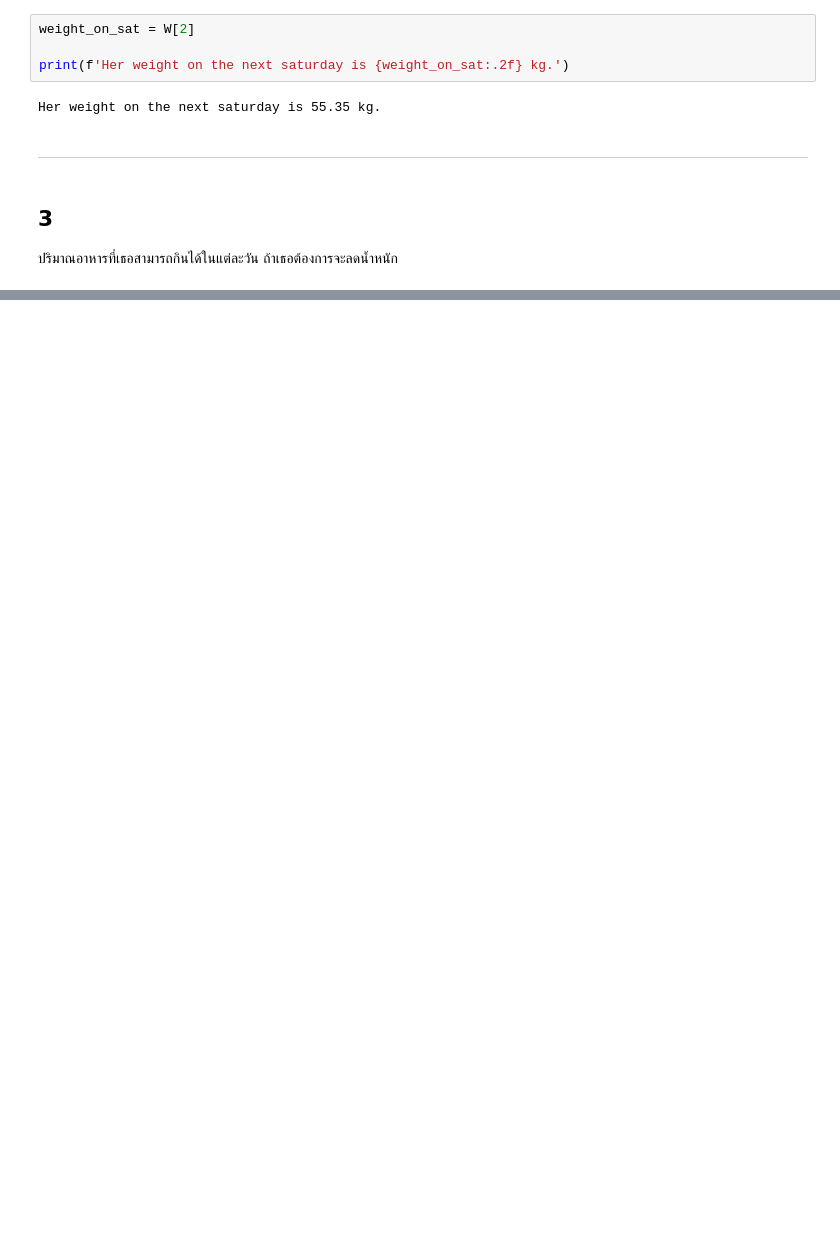
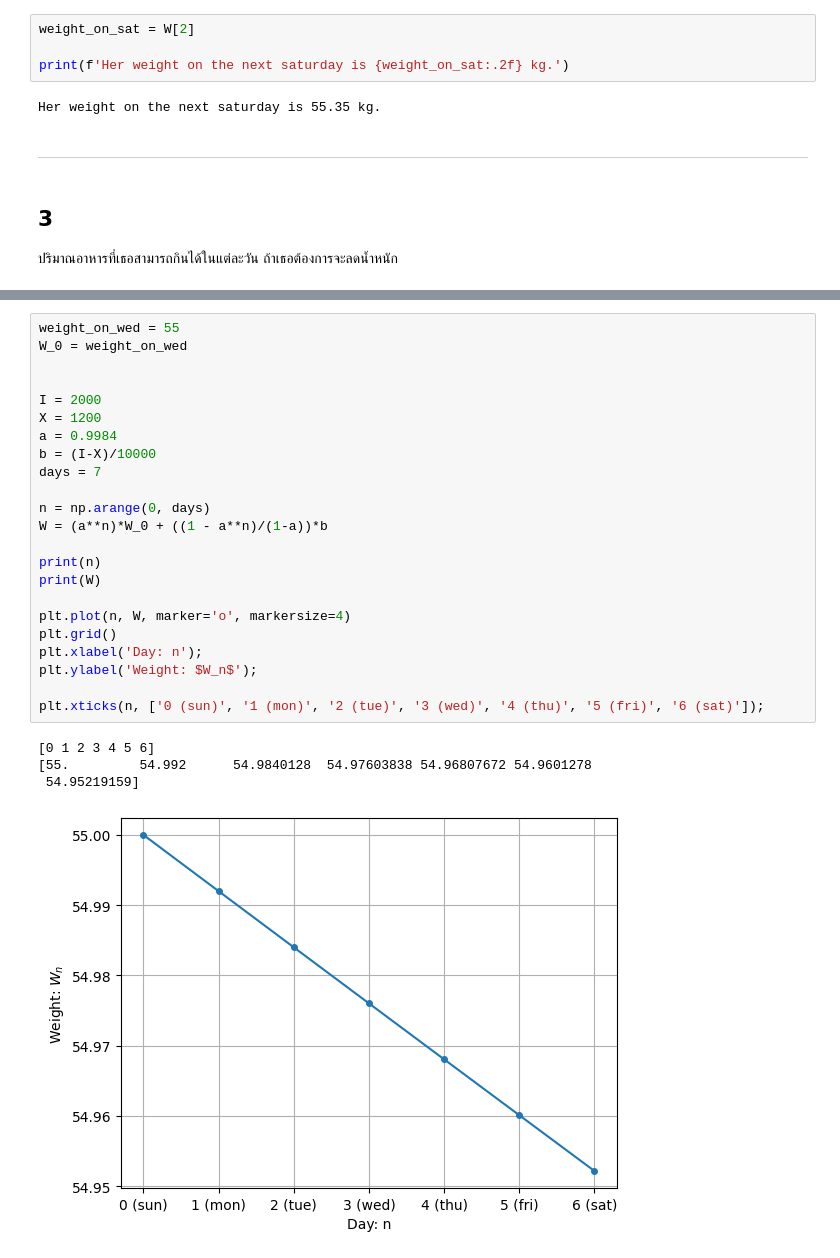
Before and after one commit to epsilonxe/RMUTT_09114223, a Jupyter notebook: labs/lab-06.ipynb, the cells around one changed output, grey strips where cells are left out. Cells and saved outputs as stored; diff of their text form; blank space fills up the shorter version.

```diff
--- a/labs/lab-06.ipynb
+++ b/labs/lab-06.ipynb
@@ -117,0 +147,28 @@ Her weight on the next saturday is 55.35 kg.
+# %%
+weight_on_wed = 55
+W_0 = weight_on_wed
+
+
+I = 2000
+X = 1200
+a = 0.9984
+b = (I-X)/10000
+days = 7
+
+n = np.arange(0, days)
+W = (a**n)*W_0 + ((1 - a**n)/(1-a))*b
+
+print(n)
+print(W)
+
+plt.plot(n, W, marker='o', markersize=4)
+plt.grid()
+plt.xlabel('Day: n');
+plt.ylabel('Weight: $W_n$');
+
+plt.xticks(n, ['0 (sun)', '1 (mon)', '2 (tue)', '3 (wed)', '4 (thu)', '5 (fri)', '6 (sat)']);
+# %% [output]
+[0 1 2 3 4 5 6]
+[55.         54.992      54.9840128  54.97603838 54.96807672 54.9601278
+ 54.95219159]
+[figure, added]
```
Also changed, not shown: parts of 10 cells of this notebook, 4 other files.
